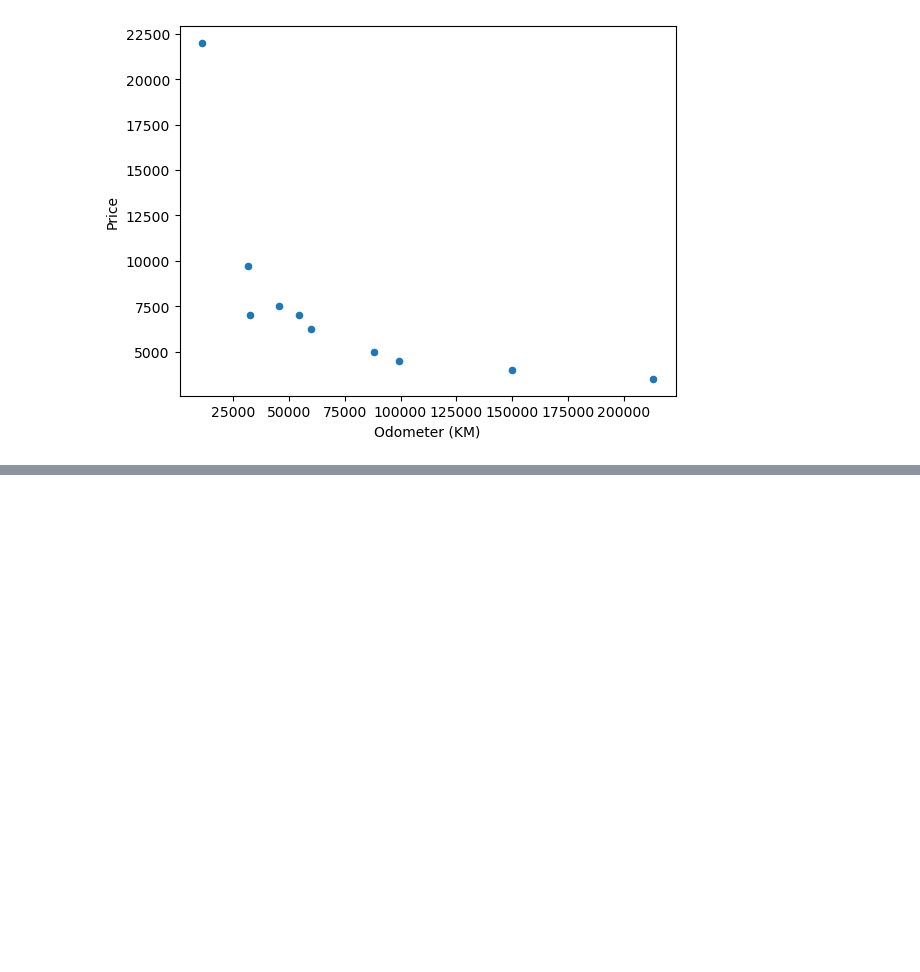
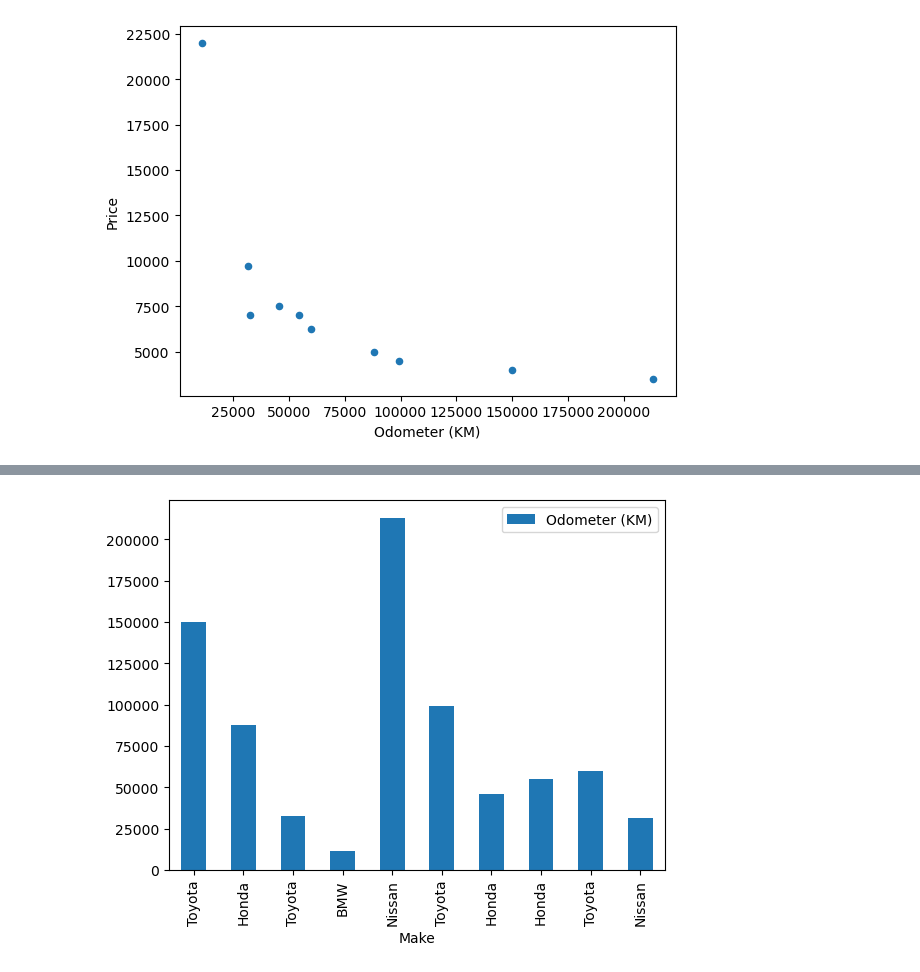
Before and after one commit to kunzaka001/learnML, a Jupyter notebook: intro to matplotlib/Introduction to Matplotlib.ipynb, the cells around one changed output, grey strips where cells are left out. Saved outputs shown, nothing was run; the diff lists cells and outputs as text; code cells hidden in the pictures; blank space fills up the shorter version.

```diff
--- a/intro to matplotlib/Introduction to Matplotlib.ipynb
+++ b/intro to matplotlib/Introduction to Matplotlib.ipynb
@@ -286,0 +324,4 @@ car_sales.plot(x="Odometer (KM)", y="Price", kind="scatter");
+# %%
+car_sales.plot(x="Make", y="Odometer (KM)", kind="bar");
+# %% [output]
+[figure, added]
```
Also changed, not shown: parts of 11 cells of this notebook.
